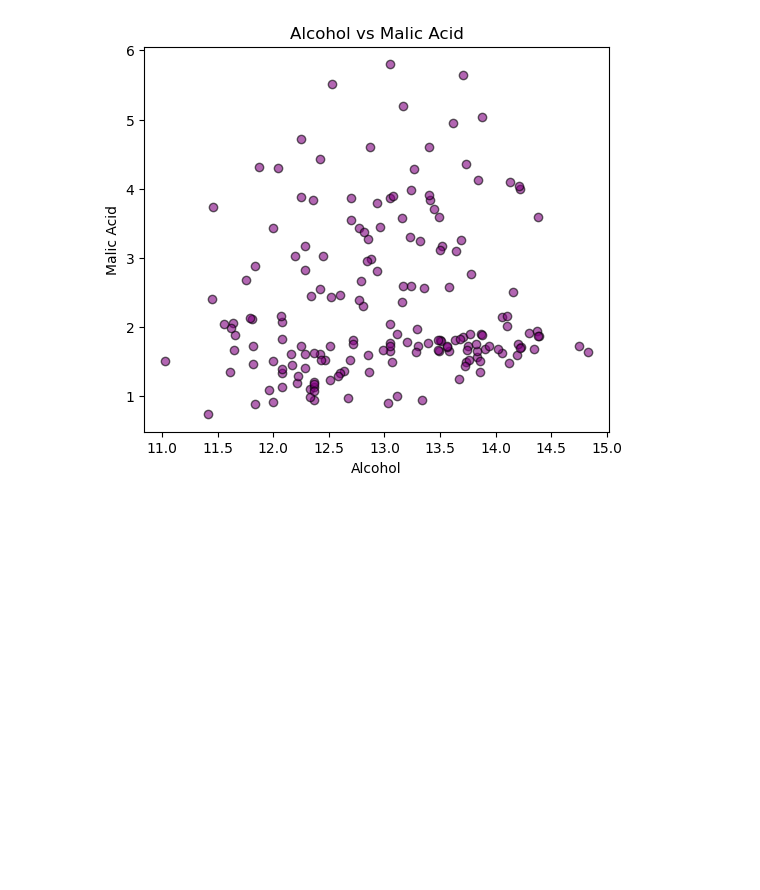
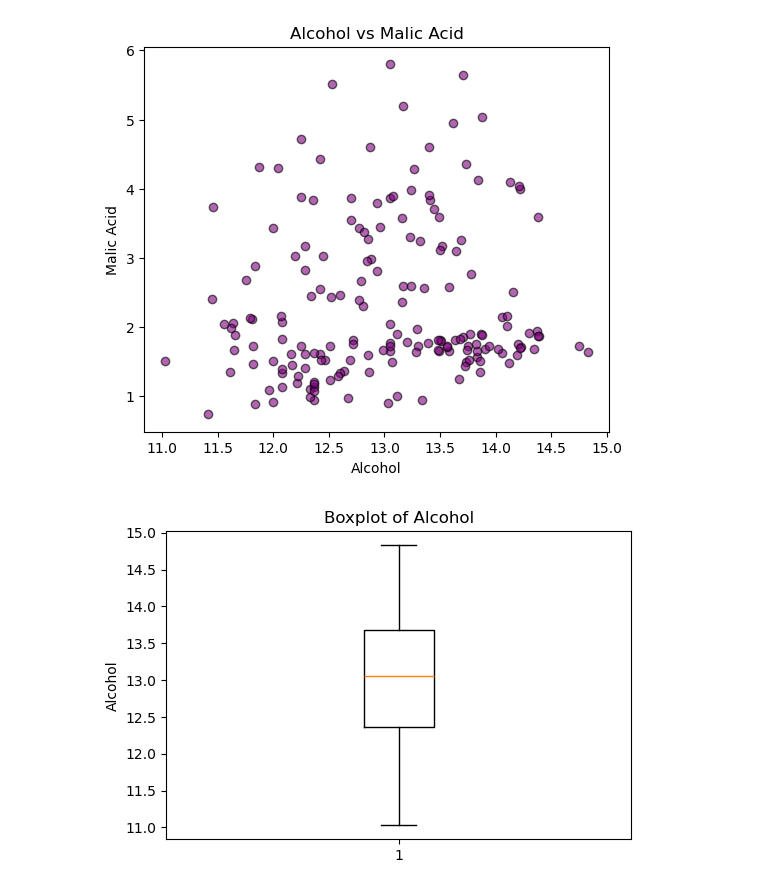
Before and after one commit to md-faiyazkhan/ml-practice, a Jupyter notebook: Matplotlib/Matplotlib.ipynb, the cells around one changed output. Drawn from its saved outputs; the diff is of its cells as text; code cells hidden in the pictures; blank space fills up the shorter version.

```diff
--- a/Matplotlib/Matplotlib.ipynb
+++ b/Matplotlib/Matplotlib.ipynb
@@ -86,3 +86,13 @@ plt.ylabel("Malic Acid")
 plt.show()
 # %% [output]
 [figure]
+# %%
+# Q: Plot boxplot of 'alcohol' feature from wine dataset to detect outliers.
+
+plt.figure(figsize=(6,4))
+plt.boxplot(df['alcohol'])
+plt.title("Boxplot of Alcohol")
+plt.ylabel("Alcohol")
+plt.show()
+# %% [output]
+[figure, added]
```
